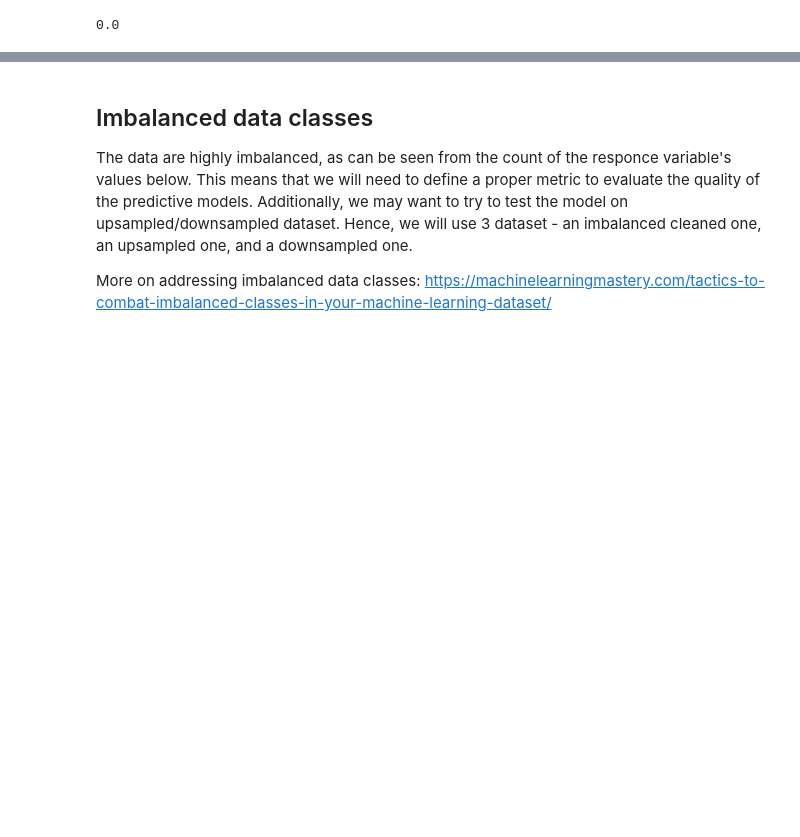
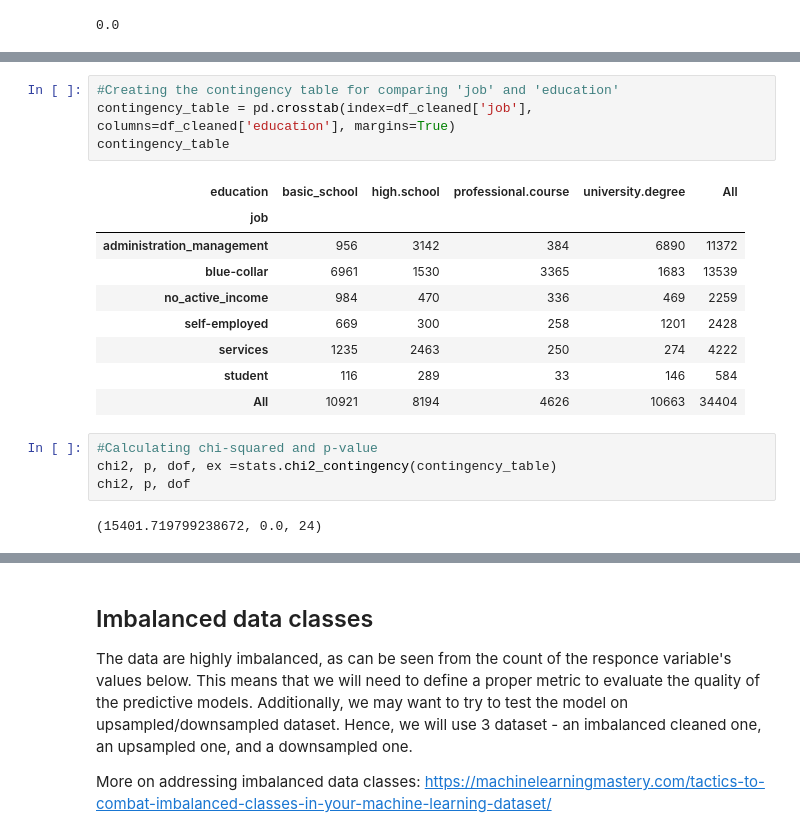
Before and after one commit to mamnunam/Springboard_Data_Science_track, a Jupyter notebook: Capstone_1/Capstone_project_1.ipynb, the cells around one changed output, grey strips where cells are left out. Cells and saved outputs as stored; diff of their text form; blank space fills up the shorter version.

```diff
--- a/Capstone_1/Capstone_project_1.ipynb
+++ b/Capstone_1/Capstone_project_1.ipynb
@@ -687,0 +729,20 @@ _ = df_cleaned.hist()
+# %%
+#Creating the contingency table for comparing 'job' and 'education'
+contingency_table = pd.crosstab(index=df_cleaned['job'], columns=df_cleaned['education'], margins=True)
+contingency_table
+# %% [output]
+| education | basic_school | high.school | professional.course | university.degree | All |
+| job |  |  |  |  |  |
+| administration_management | 956 | 3142 | 384 | 6890 | 11372 |
+| blue-collar | 6961 | 1530 | 3365 | 1683 | 13539 |
+| no_active_income | 984 | 470 | 336 | 469 | 2259 |
+| self-employed | 669 | 300 | 258 | 1201 | 2428 |
+| services | 1235 | 2463 | 250 | 274 | 4222 |
+| student | 116 | 289 | 33 | 146 | 584 |
+| All | 10921 | 8194 | 4626 | 10663 | 34404 |
+# %%
+#Calculating chi-squared and p-value
+chi2, p, dof, ex =stats.chi2_contingency(contingency_table)
+chi2, p, dof
+# %% [output]
+(15401.719799238672, 0.0, 24)
```
Also changed, not shown: parts of 26 cells of this notebook, 1 other file.
